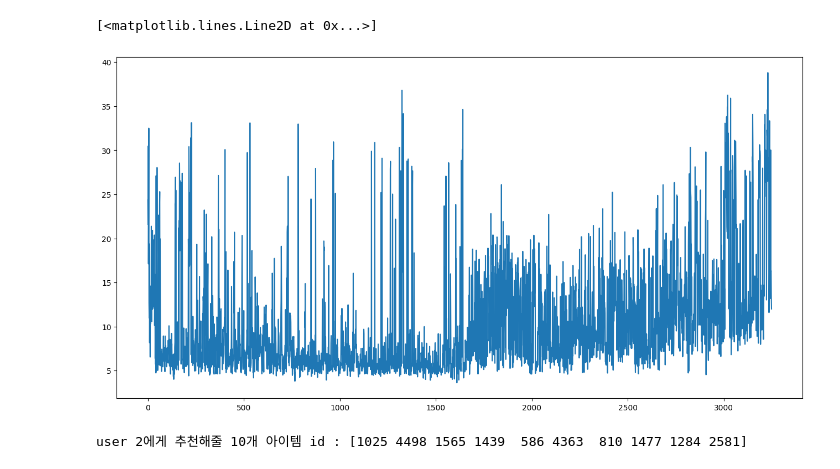
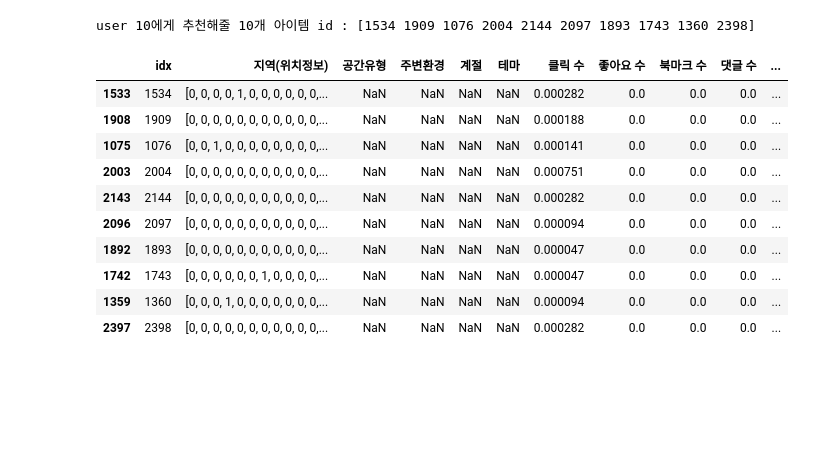
Before and after one commit to pjh09050/Whyout, a Jupyter notebook: SGD.ipynb, the cells around one changed output. Saved outputs shown, nothing was run; the diff lists cells and outputs as text; code cells hidden in the pictures; blank space fills up the shorter version.

```diff
--- a/SGD.ipynb
+++ b/SGD.ipynb
@@ -238,18 +231,55 @@ plt.plot(index_null_del_user_video.max().values)
-# %%
-plt.figure(figsize=(16,8))
-plt.plot(sgd_video_df.max().values)
-# %% [output]
-[<matplotlib.lines.Line2D at 0x...>]
-[figure, removed]
-# %%
-# 사용자 선택
-user_id = 2
-recommendation_num = 10
-item = [place_item, product_item, video_item]
-R = [R_place, R_product, R_video]
-
-top_recommended_item_indices = recommend_items(user_id, recommendation_num, item[0], R[0])
-
-print(f"user {user_id}에게 추천해줄 {recommendation_num}개 아이템 id : {top_recommended_item_indices}")
-# %% [output]
-user 2에게 추천해줄 10개 아이템 id : [1025 4498 1565 1439  586 4363  810 1477 1284 2581]
+# %%
+def recommend_movies(df_sgd_preds, user_id, item_df, ratings_df, num_recommendations):
+    """
+    :param df_sgd_preds: SGD 예측 평점 데이터프레임
+    :param user_id: 사용자 ID
+    :param df: 아이템 데이터프레임
+    :param ratings_df: 사용자 평점 데이터프레임
+    :param num_recommendations: 추천할 아이템 수
+    :return: 사용자가 이미 평가한 아이템 인덱스와 추천 아이템 데이터프레임
+    """
+    # 원본 평점 데이터에서 user_id에 해당하는 행을 DataFrame으로 가져온다.
+    user_data = ratings_df.loc[user_id]
+
+    # 사용자가 이미 평가한 상품의 인덱스를 추출
+    user_history_indices = [int(i) for i in user_data[user_data > 0].index.tolist()]
+
+    # SVD를 통해 예측된 사용자의 상품 평점을 기반으로 상품 데이터를 정렬
+    user_row_number = user_id - 1
+    sorted_user_predictions = df_sgd_preds.iloc[user_row_number].sort_values(ascending=False)
+
+    # 사용자가 아직 평가하지 않은 상품 목록을 추출
+    recommendations = item_df.loc[~item_df.index.isin(user_history_indices)]
+
+    # 예측된 상품 평점 데이터와 원본 상품 데이터를 합침
+    predictions_df = pd.DataFrame(sorted_user_predictions).reset_index()
+    predictions_df['index'] = predictions_df['index'].astype(int)
+    predictions_df.set_index('index', inplace=True)
+
+    # recommendations의 인덱스와 predictions_df의 인덱스를 기준으로 병합
+    recommendations = recommendations.merge(predictions_df, left_index=True, right_index=True)
+
+    # 컬럼 이름을 바꾸고 정렬해서 반환
+    recommendations = recommendations.rename(columns={user_row_number: 'Predictions'}).sort_values('Predictions', ascending=False).iloc[:num_recommendations]
+    print(f"user {user_id}에게 추천해줄 {num_recommendations}개 아이템 id : {recommendations['idx'].values}")
+    return user_history_indices, recommendations
+
+# 함수 사용 예시
+df_sgd_preds = sgd_place_df
+already_rated, predictions = recommend_movies(df_sgd_preds, 10, place, index_null_del_user_place, 10)
+# %% [output]
+user 10에게 추천해줄 10개 아이템 id : [1534 1909 1076 2004 2144 2097 1893 1743 1360 2398]
+# %%
+predictions
+# %% [output]
+|  | idx | 지역(위치정보) | 공간유형 | 주변환경 | 계절 | 테마 | 클릭 수 | 좋아요 수 | 북마크 수 | 댓글 수 | ... |
+| 1533 | 1534 | [0, 0, 0, 0, 1, 0, 0, 0, 0, 0, 0,... | NaN | NaN | NaN | NaN | 0.000282 | 0.0 | 0.0 | 0.0 | ... |
+| 1908 | 1909 | [0, 0, 0, 0, 0, 0, 0, 0, 0, 0, 0,... | NaN | NaN | NaN | NaN | 0.000188 | 0.0 | 0.0 | 0.0 | ... |
+| 1075 | 1076 | [0, 0, 1, 0, 0, 0, 0, 0, 0, 0, 0,... | NaN | NaN | NaN | NaN | 0.000141 | 0.0 | 0.0 | 0.0 | ... |
+| 2003 | 2004 | [0, 0, 0, 0, 0, 0, 0, 0, 0, 0, 0,... | NaN | NaN | NaN | NaN | 0.000751 | 0.0 | 0.0 | 0.0 | ... |
+| 2143 | 2144 | [0, 0, 0, 0, 0, 0, 0, 0, 0, 0, 0,... | NaN | NaN | NaN | NaN | 0.000282 | 0.0 | 0.0 | 0.0 | ... |
+| 2096 | 2097 | [0, 0, 0, 0, 0, 0, 0, 0, 0, 0, 0,... | NaN | NaN | NaN | NaN | 0.000094 | 0.0 | 0.0 | 0.0 | ... |
+| 1892 | 1893 | [0, 0, 0, 0, 0, 0, 0, 0, 0, 0, 0,... | NaN | NaN | NaN | NaN | 0.000047 | 0.0 | 0.0 | 0.0 | ... |
+| 1742 | 1743 | [0, 0, 0, 0, 0, 0, 1, 0, 0, 0, 0,... | NaN | NaN | NaN | NaN | 0.000047 | 0.0 | 0.0 | 0.0 | ... |
+| 1359 | 1360 | [0, 0, 0, 1, 0, 0, 0, 0, 0, 0, 0,... | NaN | NaN | NaN | NaN | 0.000094 | 0.0 | 0.0 | 0.0 | ... |
+| 2397 | 2398 | [0, 0, 0, 0, 0, 0, 0, 0, 0, 0, 0,... | NaN | NaN | NaN | NaN | 0.000282 | 0.0 | 0.0 | 0.0 | ... |
```
Also changed, not shown: parts of 8 cells of this notebook, 12 other files.
